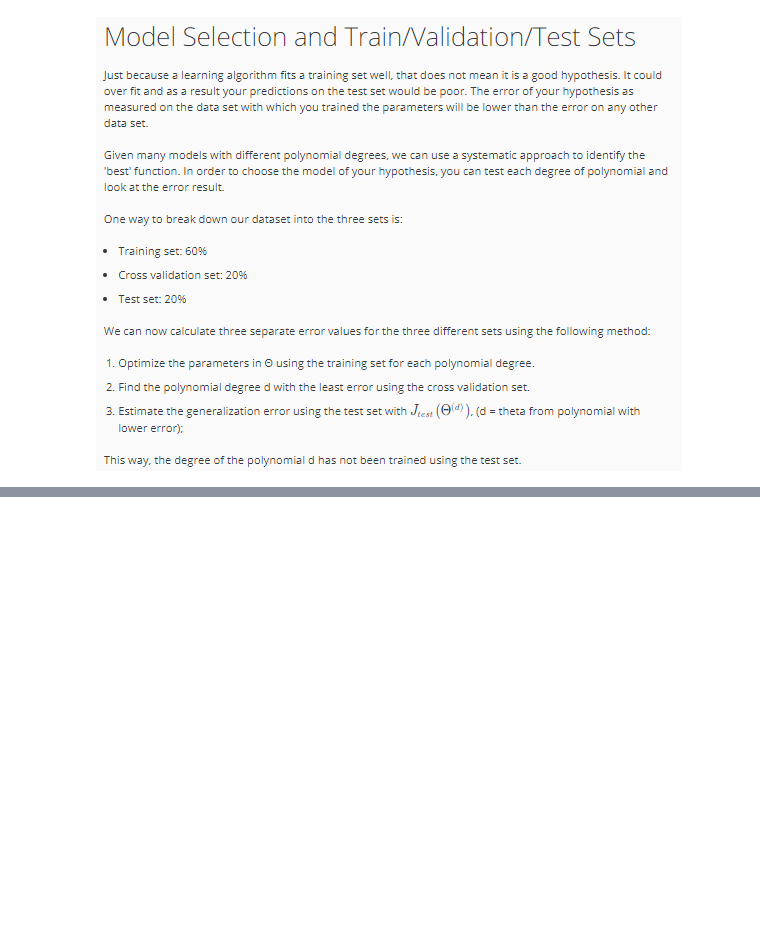
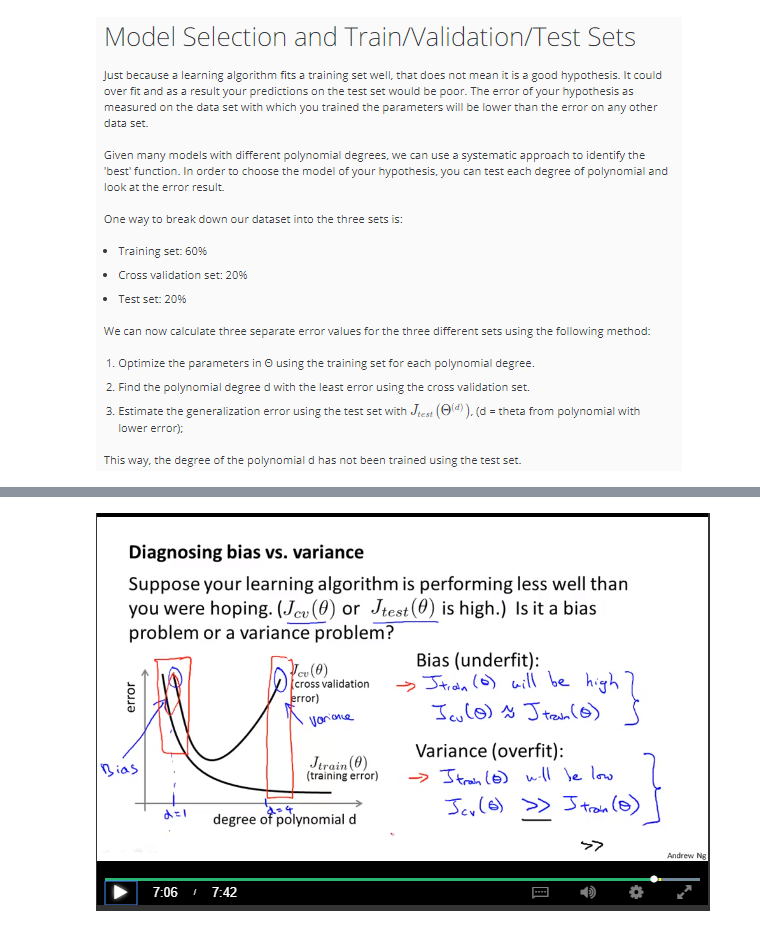
Before and after one commit to louloret/Andrew-NG-Machine-Learning, a Jupyter notebook: Week 6 Advice for Applying Machine Learning-checkpoint.ipynb, the cells around one changed output, grey strips where cells are left out. Cells and saved outputs as stored; diff of their text form; code cells hidden in the pictures; blank space fills up the shorter version.

```diff
--- a/Week 6 Advice for Applying Machine Learning-checkpoint.ipynb
+++ b/Week 6 Advice for Applying Machine Learning-checkpoint.ipynb
@@ -92,0 +99,4 @@ Image(filename =  path + "model_selection_summary.png")
+# %%
+Image(filename =  path + "elaborate_bias_vs_variance.png")
+# %% [output]
+[figure, added]
```
Also changed, not shown: parts of 9 cells of this notebook.
